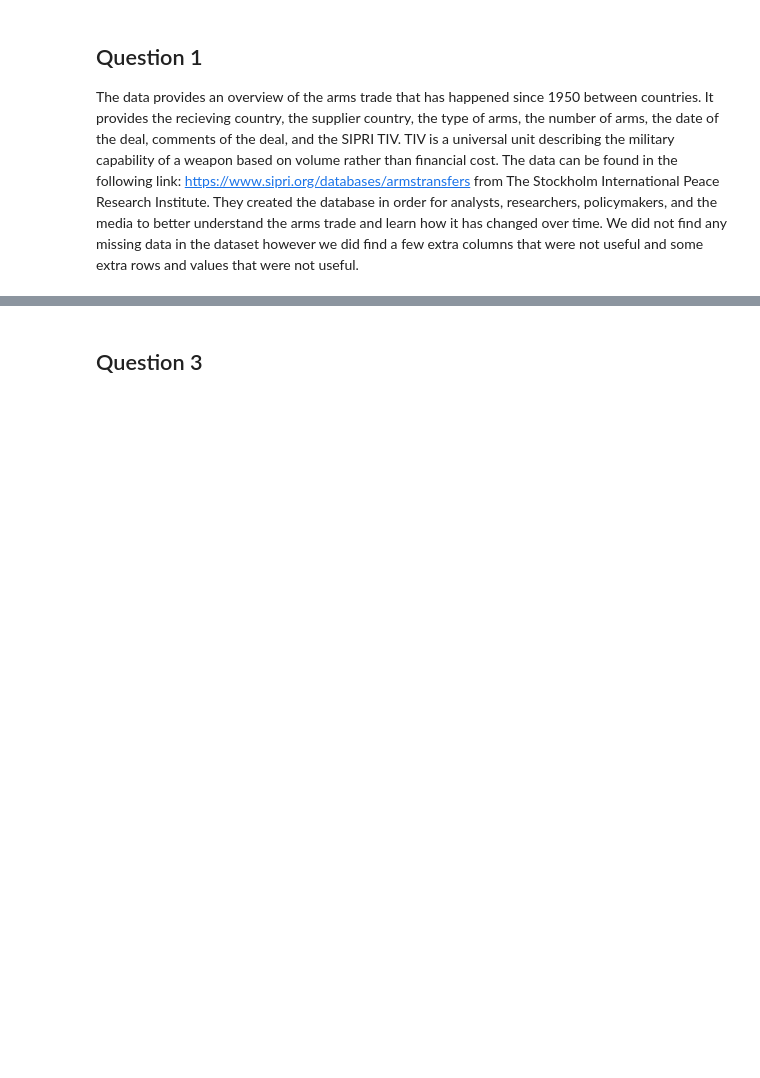
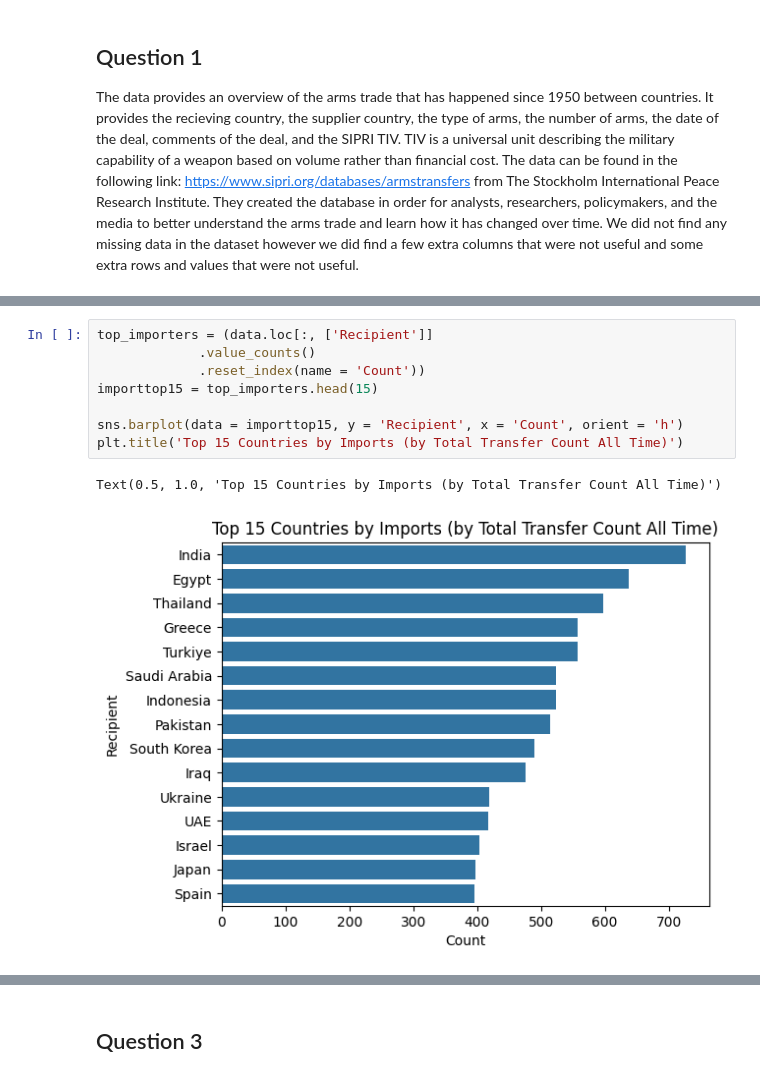
Before and after one commit to Maodougie25/SIPRI-Arms-Trade-Group-Project--, a Jupyter notebook: project_1.ipynb, the cells around one changed output, grey strips where cells are left out. Drawn from its saved outputs; the diff is of its cells as text; blank space fills up the shorter version.

```diff
--- a/project_1.ipynb
+++ b/project_1.ipynb
@@ -131,0 +160,11 @@ The data provides an overview of the arms trade that has happened since 1950 bet
+# %%
+top_importers = (data.loc[:, ['Recipient']]
+             .value_counts()
+             .reset_index(name = 'Count'))
+importtop15 = top_importers.head(15)
+
+sns.barplot(data = importtop15, y = 'Recipient', x = 'Count', orient = 'h')
+plt.title('Top 15 Countries by Imports (by Total Transfer Count All Time)')
+# %% [output]
+Text(0.5, 1.0, 'Top 15 Countries by Imports (by Total Transfer Count All Time)')
+[figure, added]
```
Also changed, not shown: parts of 13 cells of this notebook, 1 other file.
